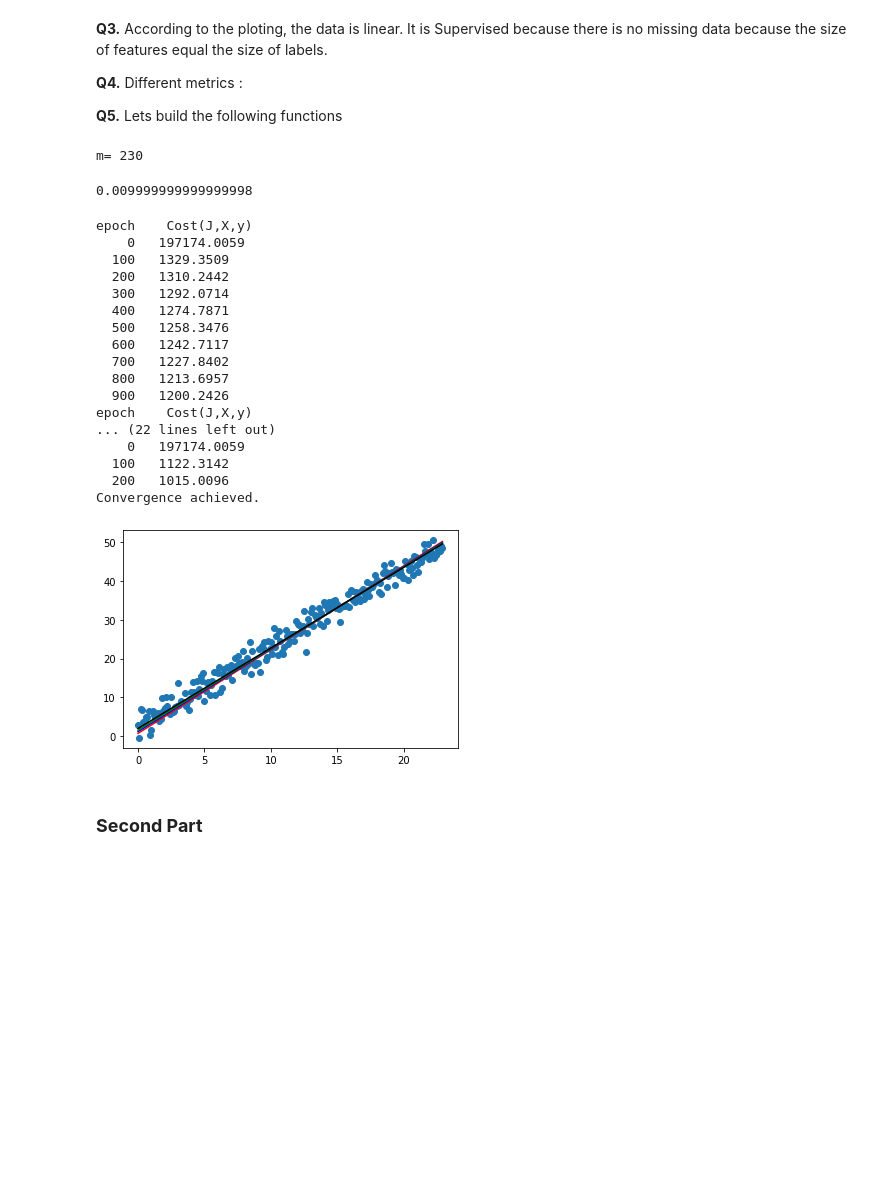
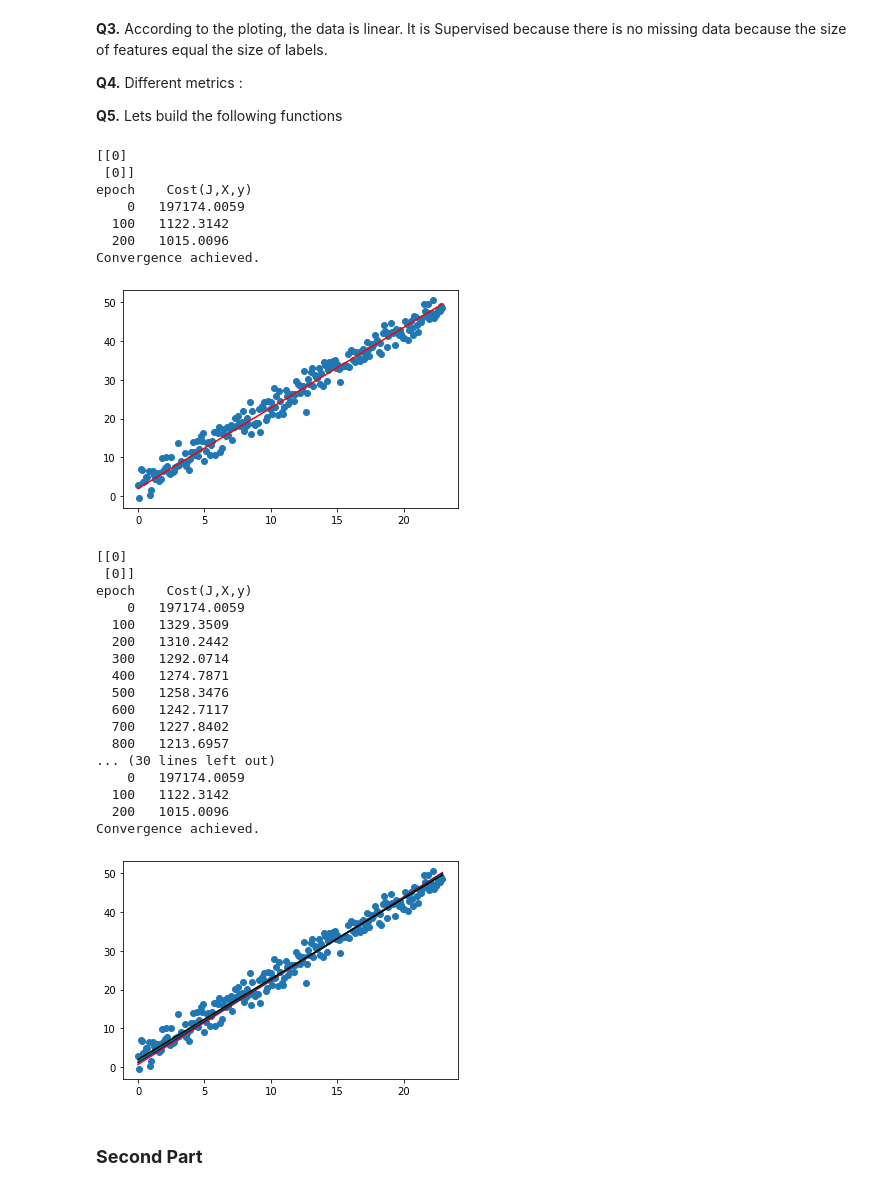
Before and after one commit to AAyyoouubb/TP_ML, a Jupyter notebook: FIRE/Project_Regression.ipynb, the cells around one changed output. Drawn from its saved outputs; the diff is of its cells as text; code cells hidden in the pictures; blank space fills up the shorter version.

```diff
--- a/FIRE/Project_Regression.ipynb
+++ b/FIRE/Project_Regression.ipynb
@@ -115,19 +115,17 @@ It is Supervised because there is no missing data because the size of features e
 **Q5.** Lets build the following functions
 # %%
 m = data.shape[0]
-print("m=",m)
+
 # calculate gradient
 def grad(theta,X,y):
     dJ = 1/m*np.sum((X.dot(theta)-y)*X,axis=0).reshape(-1,1)
     return dJ
-# %% [output]
-m= 230
 # %%
 def cost(theta,X,y):
     J = np.sum((X.dot(theta)-y)**2,axis=0)[0]
     return J
 # %%
-def armijo(X,y,theta):
+def armijo(X,y,theta,grad=grad,cost=cost):
     eps = .001
     eta = 10
     alpha =10e-15
@@ -139,12 +137,10 @@ def armijo(X,y,theta):
     return alpha/eta
 # theta = np.array([[0],[0]])
 # print(armijo(X,y,theta))
-# %% [output]
-0.009999999999999998
 # %%
 def GD(X,y,learning_rate = 0.001,epochs=1000,TOL=1e-7,use_armijo = False):
-    theta = np.array([[0],[0]])
-
+    theta = np.array([[0]]*X.shape[1])
+    print(theta)
     theta_history = [theta]
     J_history = [cost(theta,X,y)]
 
@@ -167,11 +163,20 @@ def GD(X,y,learning_rate = 0.001,epochs=1000,TOL=1e-7,use_armijo = False):
 
     return thetanew,theta_history,J_history
 # %%
-# theta,theta_history,J_history = GD(X,y,use_armijo=1)
-# plt.scatter(data.x.values, y)
-# Y_pred = X.dot(theta)
-# plt.plot([min(x), max(x)], [min(Y_pred), max(Y_pred)], color="red") # predicted
-# plt.show()
+theta,theta_history,J_history = GD(X,y,use_armijo=1)
+plt.scatter(data.x.values, y)
+Y_pred = X.dot(theta)
+plt.plot([min(x), max(x)], [min(Y_pred), max(Y_pred)], color="red") # predicted
+plt.show()
+# %% [output]
+[[0]
+ [0]]
+epoch    Cost(J,X,y)
+    0   197174.0059
+  100   1122.3142
+  200   1015.0096
+Convergence achieved.
+[figure, added]
 # %%
 models = []
 models.append( GD(X,y,learning_rate = 0.001))
@@ -189,6 +194,8 @@ for color,model in zip(colors,models):
   plt.plot([min(x), max(x)], [min(Y_pred), max(Y_pred)], color=color) # predicted
 plt.show()
 # %% [output]
+[[0]
+ [0]]
 epoch    Cost(J,X,y)
     0   197174.0059
   100   1329.3509
@@ -199,9 +206,7 @@ epoch    Cost(J,X,y)
   600   1242.7117
   700   1227.8402
   800   1213.6957
-  900   1200.2426
-epoch    Cost(J,X,y)
-... (22 lines left out)
+... (30 lines left out)
     0   197174.0059
   100   1122.3142
   200   1015.0096
```
Also changed, not shown: parts of 16 cells of this notebook.
